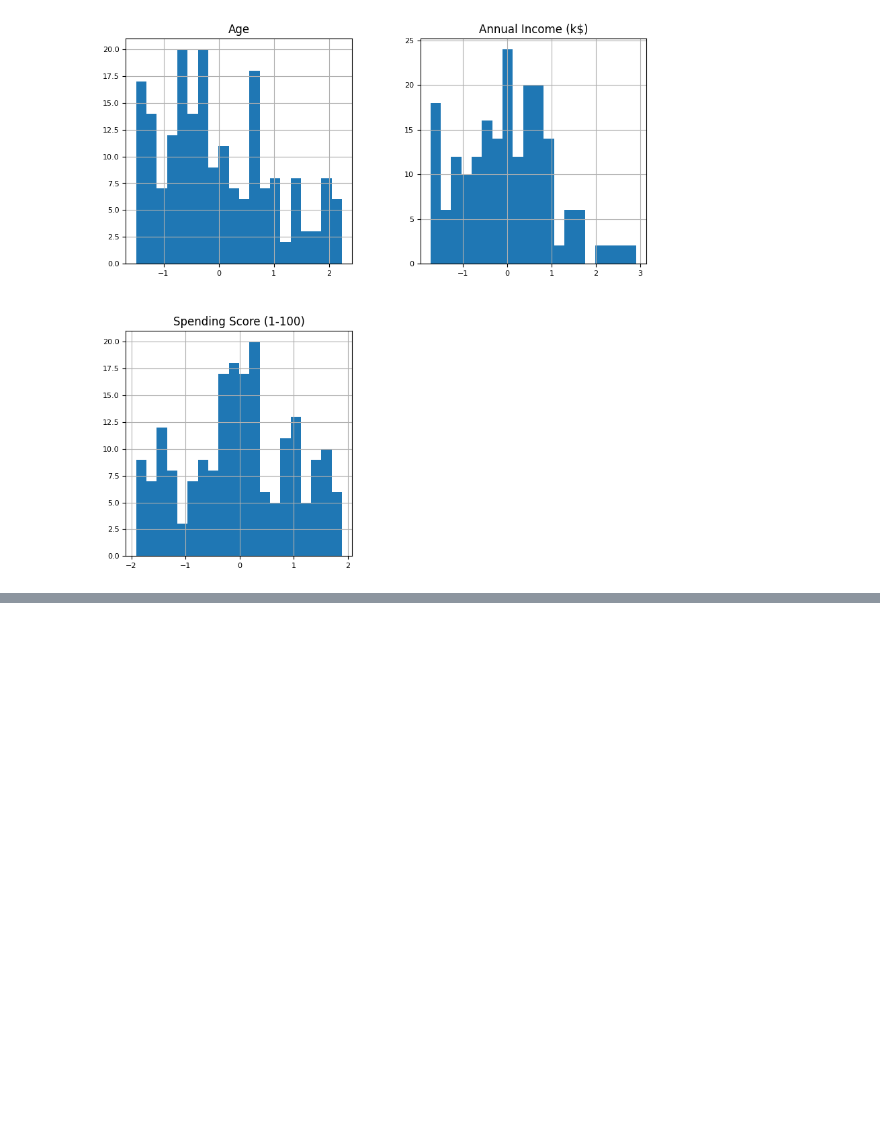
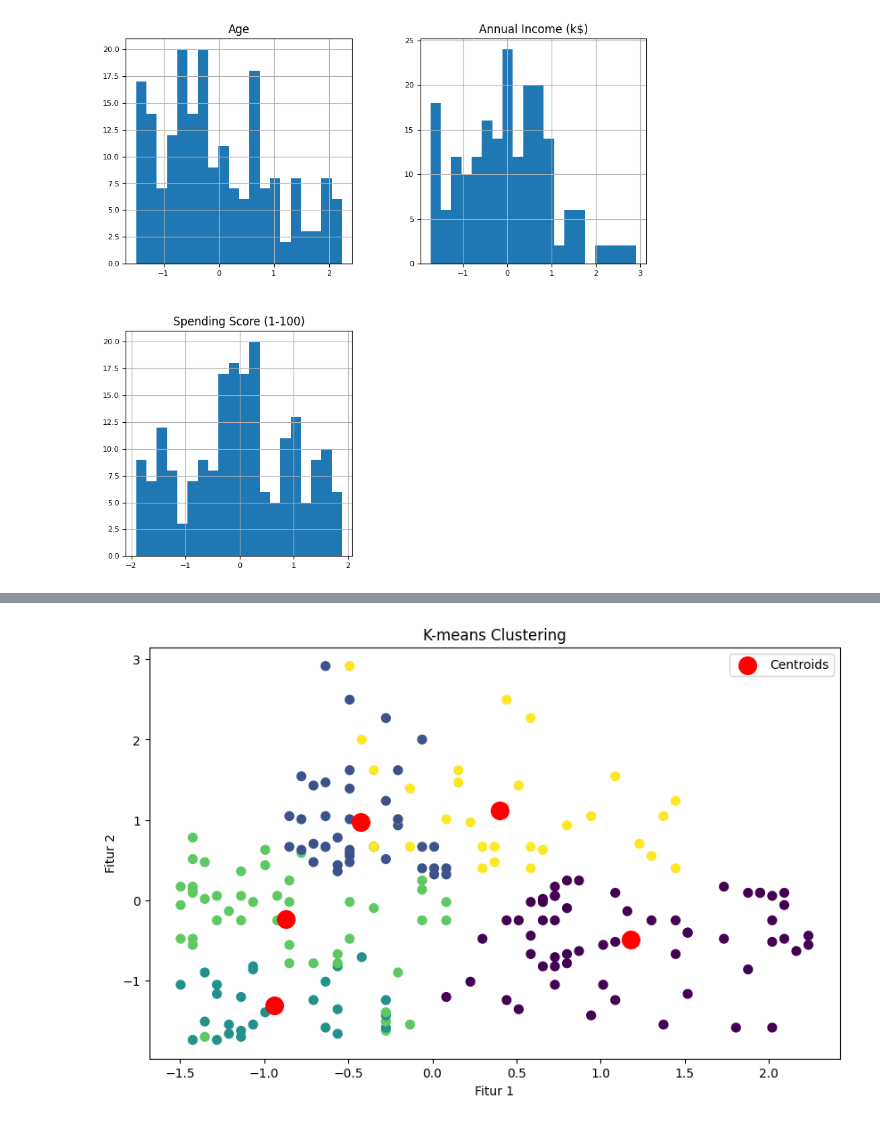
Before and after one commit to AlthariqFairuz/Seleksi-GAIB-Bagian-2-3, a Jupyter notebook: src/doe2.ipynb, the cells around one changed output, grey strips where cells are left out. Saved outputs shown, nothing was run; the diff lists cells and outputs as text; code cells hidden in the pictures; blank space fills up the shorter version.

```diff
--- a/src/doe2.ipynb
+++ b/src/doe2.ipynb
@@ -98,0 +117,8 @@ array([[<Axes: title={'center': 'Age'}>,
+# %%
+from sklearn.cluster import KMeans
+
+kmeans = KMeans(n_clusters=5, random_state=42)
+kmeans.fit(df_scaled)
+
+df_scaled['cluster'] = kmeans.labels_
+df_scaled
@@ -98,0 +139,22 @@ array([[<Axes: title={'center': 'Age'}>,
+# %%
+import matplotlib.pyplot as plt
+
+# Plot hasil clustering
+plt.figure(figsize=(10, 6))
+
+# Plot data with the first two features and cluster as their color
+plt.scatter(df_scaled.iloc[:, 0], df_scaled.iloc[:, 1], c=df_scaled['cluster'], cmap='viridis', s=50)
+
+# Plot centroid
+plt.scatter(kmeans.cluster_centers_[:, 0], kmeans.cluster_centers_[:, 1], s=200, c='red', label='Centroids')
+
+# Add legend
+plt.title("K-means Clustering")
+plt.xlabel("Fitur 1")
+plt.ylabel("Fitur 2")
+plt.legend()
+
+# Show plot
+plt.show()
+# %% [output]
+[figure, added]
```
Also changed, not shown: parts of 20 cells of this notebook, 7 other files.
